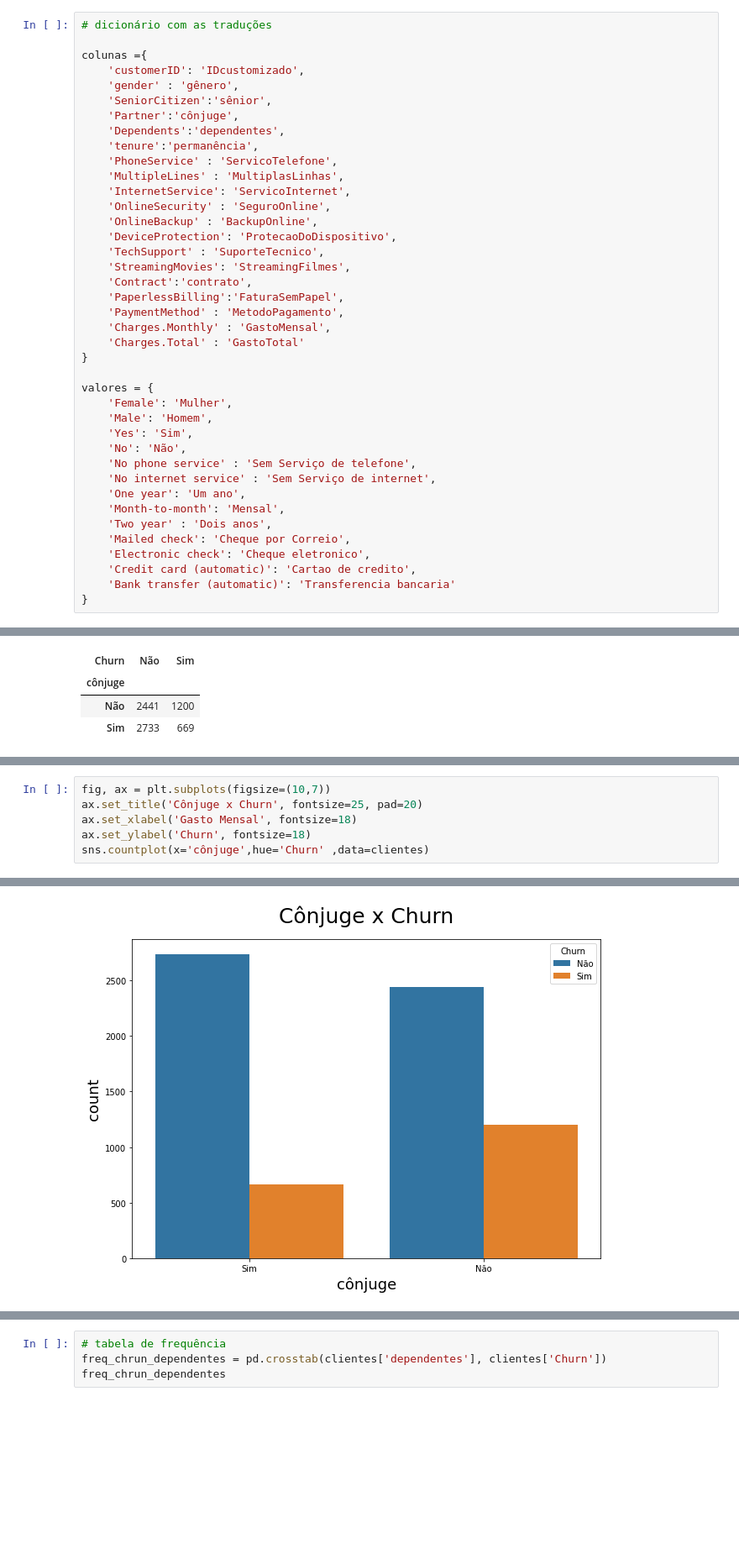
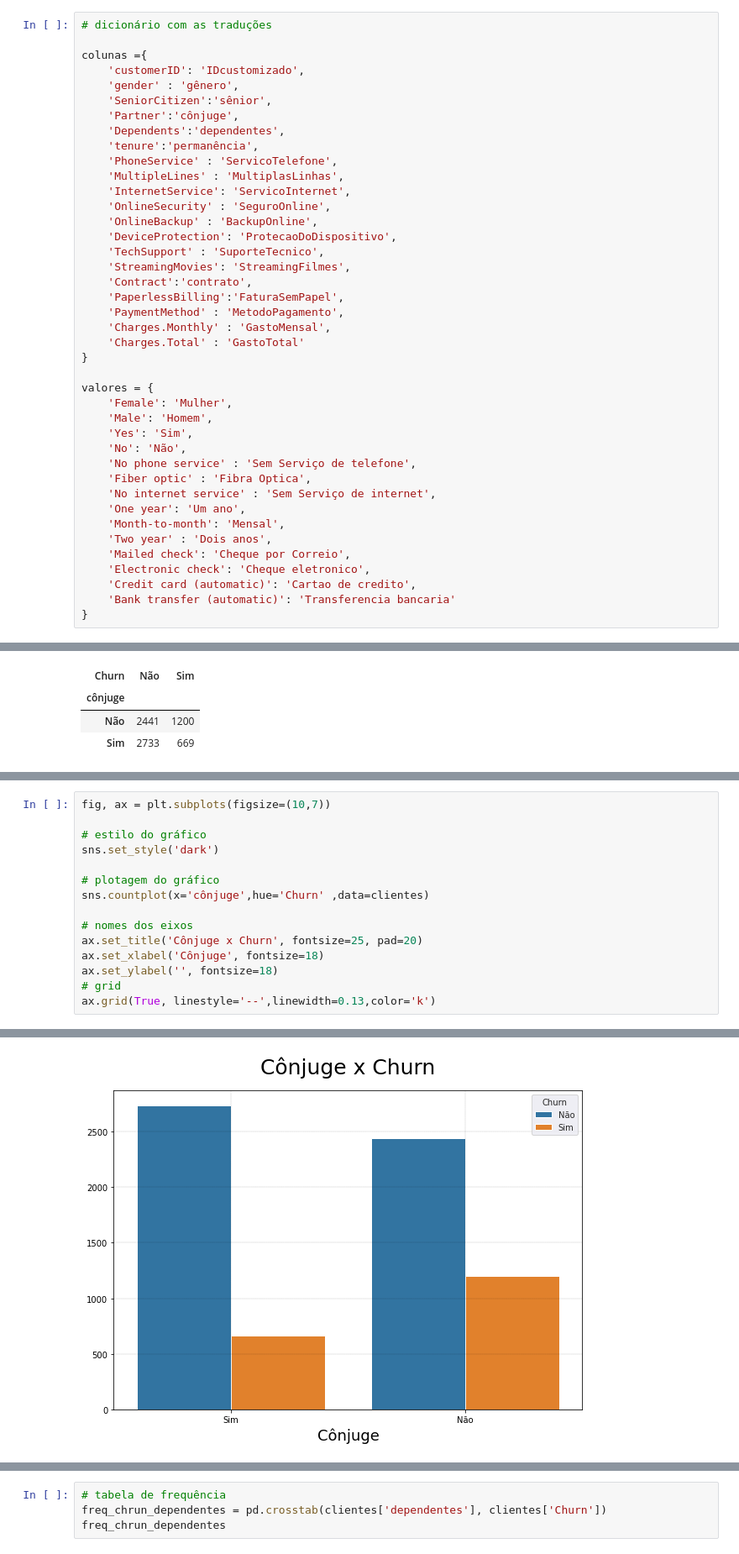
Before and after one commit to devayache/AluraVoz, a Jupyter notebook: AluraVoz.ipynb, the cells around one changed output, grey strips where cells are left out. Shown at 84% size. Cells and saved outputs as stored; diff of their text form; blank space fills up the shorter version.

```diff
--- a/AluraVoz.ipynb
+++ b/AluraVoz.ipynb
@@ -546,6 +546,7 @@ valores = {
     'Yes': 'Sim',
     'No': 'Não',
     'No phone service' : 'Sem Serviço de telefone',
+    'Fiber optic' : 'Fibra Optica',
     'No internet service' : 'Sem Serviço de internet',
     'One year': 'Um ano',
     'Month-to-month': 'Mensal',
@@ -739,7 +745,16 @@ eixo.grid(linestyle='--', linewidth=0.5)
 # %%
 fig, ax = plt.subplots(figsize=(10,7))
+
+# estilo do gráfico
+sns.set_style('dark')
+
+# plotagem do gráfico
+sns.countplot(x='cônjuge',hue='Churn' ,data=clientes)
+
+# nomes dos eixos
 ax.set_title('Cônjuge x Churn', fontsize=25, pad=20)
-ax.set_xlabel('Gasto Mensal', fontsize=18)
-ax.set_ylabel('Churn', fontsize=18)
-sns.countplot(x='cônjuge',hue='Churn' ,data=clientes)
+ax.set_xlabel('Cônjuge', fontsize=18)
+ax.set_ylabel('', fontsize=18)
+# grid
+ax.grid(True, linestyle='--',linewidth=0.13,color='k')
 # %% [output]
@@ -747,2 +761,2 @@ sns.countplot(x='cônjuge',hue='Churn' ,data=clientes)
-[figure, old version]
+[figure, new version]
 # %% [markdown]
```
Also changed, not shown: parts of 66 cells of this notebook.
